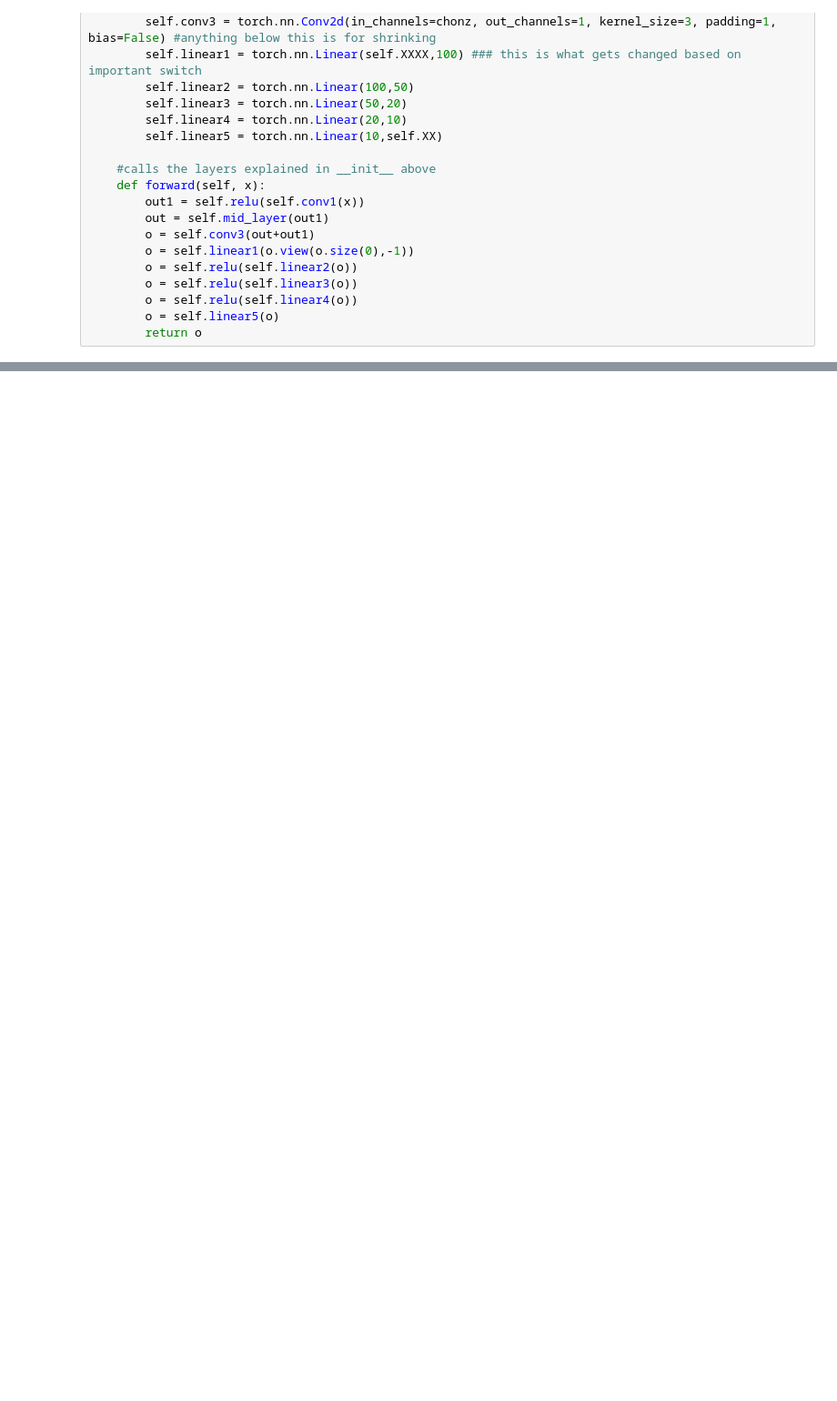
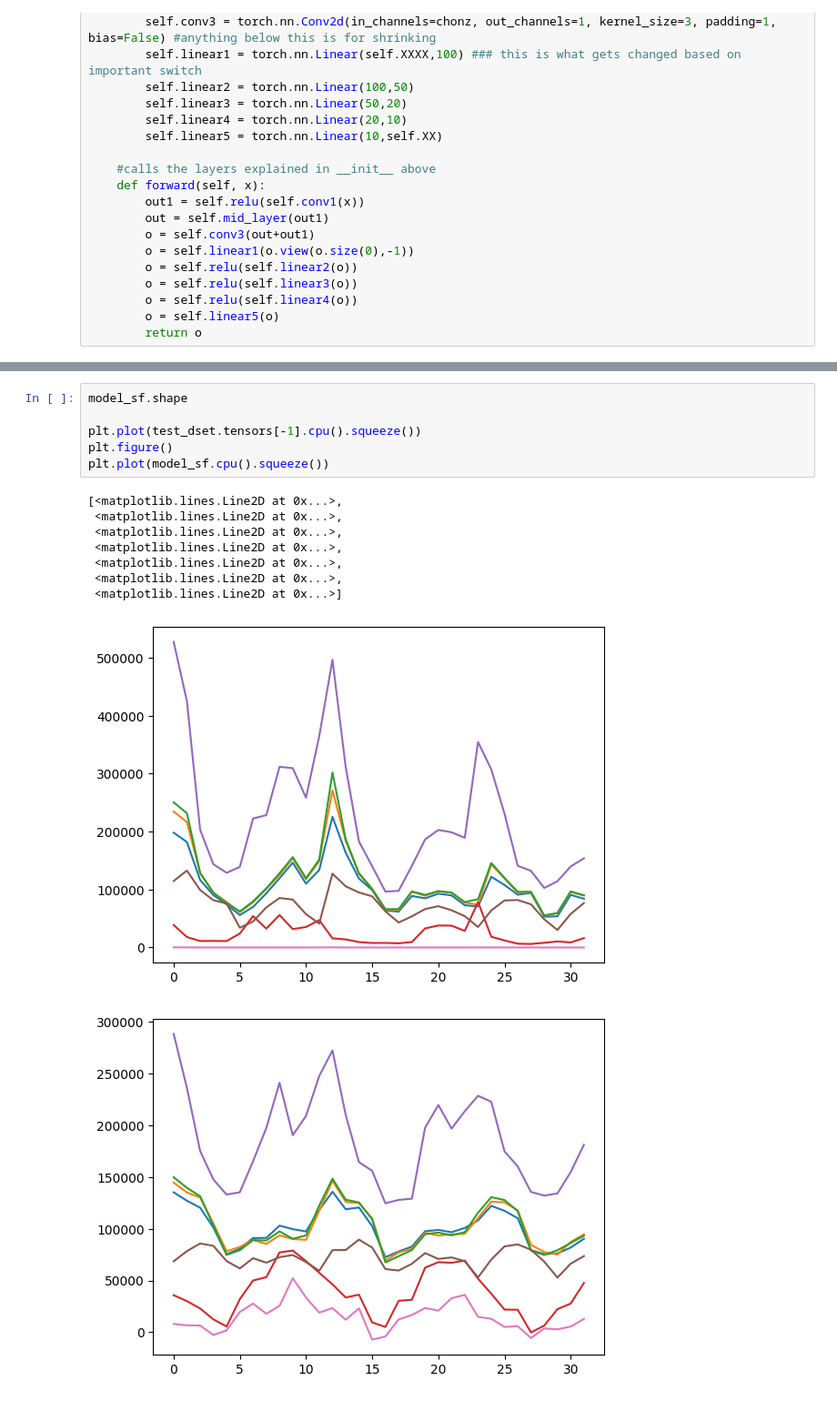
Before and after one commit to albertlarson/f2f_holistic, a Jupyter notebook: scripts/LE/6.ipynb, the cells around one changed output, grey strips where cells are left out. Shown: that part at 91% size. Cells and saved outputs as stored; diff of their text form; blank space fills up the shorter version.

```diff
--- a/scripts/LE/6.ipynb
+++ b/scripts/LE/6.ipynb
@@ -264,0 +242,16 @@ import matplotlib.pyplot as plt
+# %%
+model_sf.shape
+
+plt.plot(test_dset.tensors[-1].cpu().squeeze())
+plt.figure()
+plt.plot(model_sf.cpu().squeeze())
+# %% [output]
+[<matplotlib.lines.Line2D at 0x...>,
+ <matplotlib.lines.Line2D at 0x...>,
+ <matplotlib.lines.Line2D at 0x...>,
+ <matplotlib.lines.Line2D at 0x...>,
+ <matplotlib.lines.Line2D at 0x...>,
+ <matplotlib.lines.Line2D at 0x...>,
+ <matplotlib.lines.Line2D at 0x...>]
+[figure, added]
+[figure, added]
```
Also changed, not shown: parts of 8 cells of this notebook.
